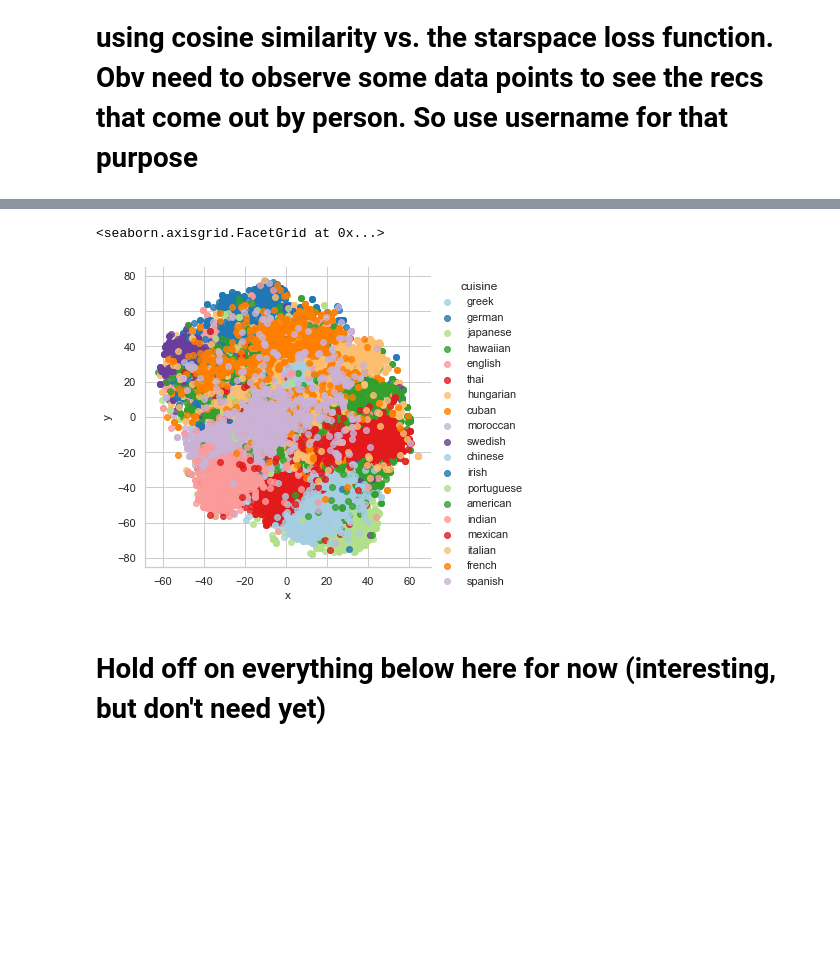
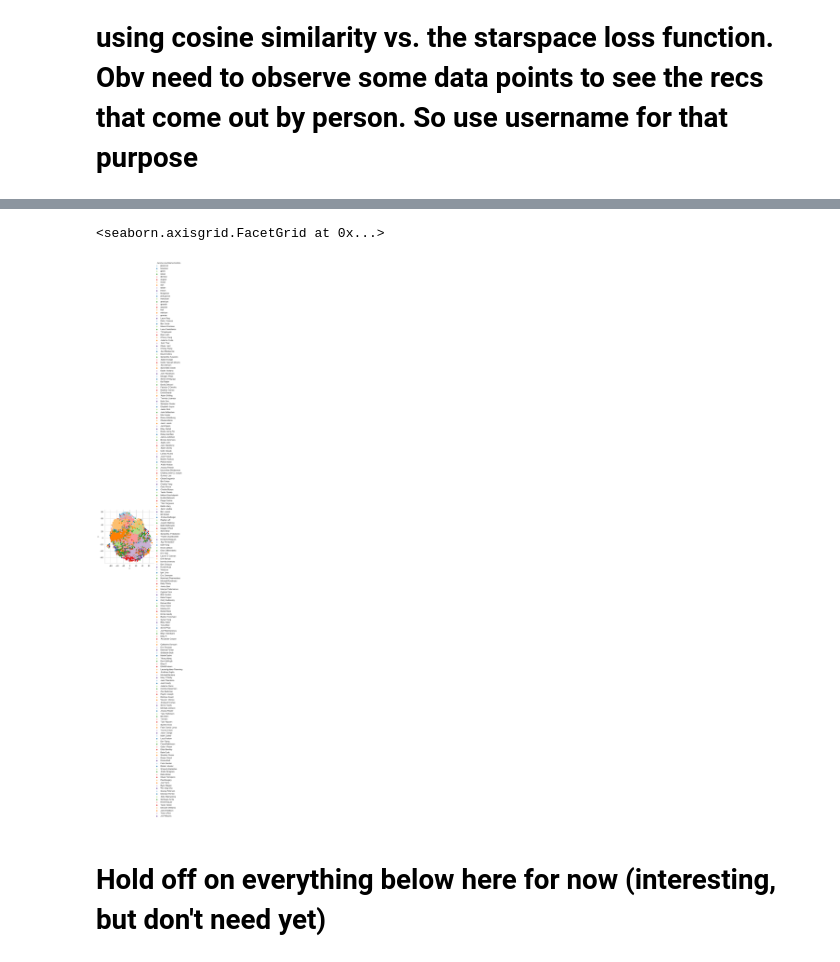
Before and after one commit to mrondin1/ADA_Course_Project, a Jupyter notebook: Project/Final Notebook (milestone 3).ipynb, the cells around one changed output, grey strips where cells are left out. Cells and saved outputs as stored; diff of their text form; code cells hidden in the pictures; blank space fills up the shorter version.

```diff
--- a/Project/Final Notebook (milestone 3).ipynb
+++ b/Project/Final Notebook (milestone 3).ipynb
@@ -860,12 +817,32 @@ combined_df_final.to_csv('./test_df_exports/export_combined_df_test7.csv')
+# %%
+# already have bow, now just do the embedding
+# def convert_to_dict(arr):
+#     ''' Helper function to convect an array of ingredients to a dictionary '''
+#     d={}
+#     for a in arr:
+#         d[a]=1
+#     return d
+
+# # Shuffle the dataset for convinience
+# df = df.sample(frac=1).reset_index(drop=True)
+
+# # First we create a bag of words per recipe
+# # This will be help
+# df['bow'] = df.ingredients.apply(convert_to_dict)
+
+# One hot encoding of the ingredients
+vectorizer = DictVectorizer(sparse=False)
+combined_X = vectorizer.fit_transform(combined_df.bow.tolist())
+combined_Y = combined_df.cuisineUserNameCombo.astype('category').cat.codes
 # %%
+%%time
+# takes roughly 15 minutes to run with full 16k recipes + 185 users
 # COMBINE user and cuisine plots
 # combine ingredients column for both (will be the same),
 # and then can you just concat the columns for user_id vs recipe for y into a single list? Feels like that should work.
 # Can you just pass in all 4 at once? will that work?
 
-%%time
-
 # Compute the cosine similarity square form for each vector and run t-SNE
 # X_to_reduce = squareform(pdist(X_filtered_2K, metric='cosine'))
-X_to_reduce = squareform(pdist(X_filtered, metric='cosine'))
-X_embedded_tsne = TSNE(metric='precomputed').fit_transform(X_to_reduce)
+combined_X_to_reduce = squareform(pdist(combined_X, metric='cosine'))
+combined_X_embedded_tsne = TSNE(metric='precomputed').fit_transform(combined_X_to_reduce)
@@ -872,18 +855,20 @@ X_embedded_tsne = TSNE(metric='precomputed').fit_transform(X_to_reduce)
 # %%
+list_cuisine_names = combined_df.cuisineUserNameCombo.astype('category').cat.categories
+
 # Plotting the clusters on with t-sne projections
-plotting_df = pd.DataFrame(data=X_embedded_tsne[:,:2], columns=['x','y'])
+plotting_df = pd.DataFrame(data=combined_X_embedded_tsne[:,:2], columns=['x','y'])
 # plotting_df['cuisine']= list_cuisine_names[y_filtered_2K].tolist()
-plotting_df['cuisine']= list_cuisine_names[y_filtered].tolist()
+plotting_df['cuisineUserNameCombo']= list_cuisine_names[combined_Y].tolist()
 
 sns.set(style="whitegrid", palette="muted")
 palette = ['#a6cee3','#1f78b4','#b2df8a','#33a02c','#fb9a99','#e31a1c','#fdbf6f','#ff7f00','#cab2d6','#6a3d9a']
-sns.lmplot("x", "y", data=plotting_df, palette=palette, hue='cuisine', fit_reg=False)
+sns.lmplot("x", "y", data=plotting_df, palette=palette, hue='cuisineUserNameCombo', fit_reg=False)
 
 # Save the data in file to show it in blog
 # save_cluster(df, X_embedded_tsne, y_filtered_2K)
 # %% [output]
 <seaborn.axisgrid.FacetGrid at 0x...>
-[figure, old version]
+[figure, new version]
 # %% [markdown]
 # Hold off on everything below here for now (interesting, but don't need yet)
 # %% [markdown]
```
Also changed, not shown: parts of 4 cells of this notebook.
